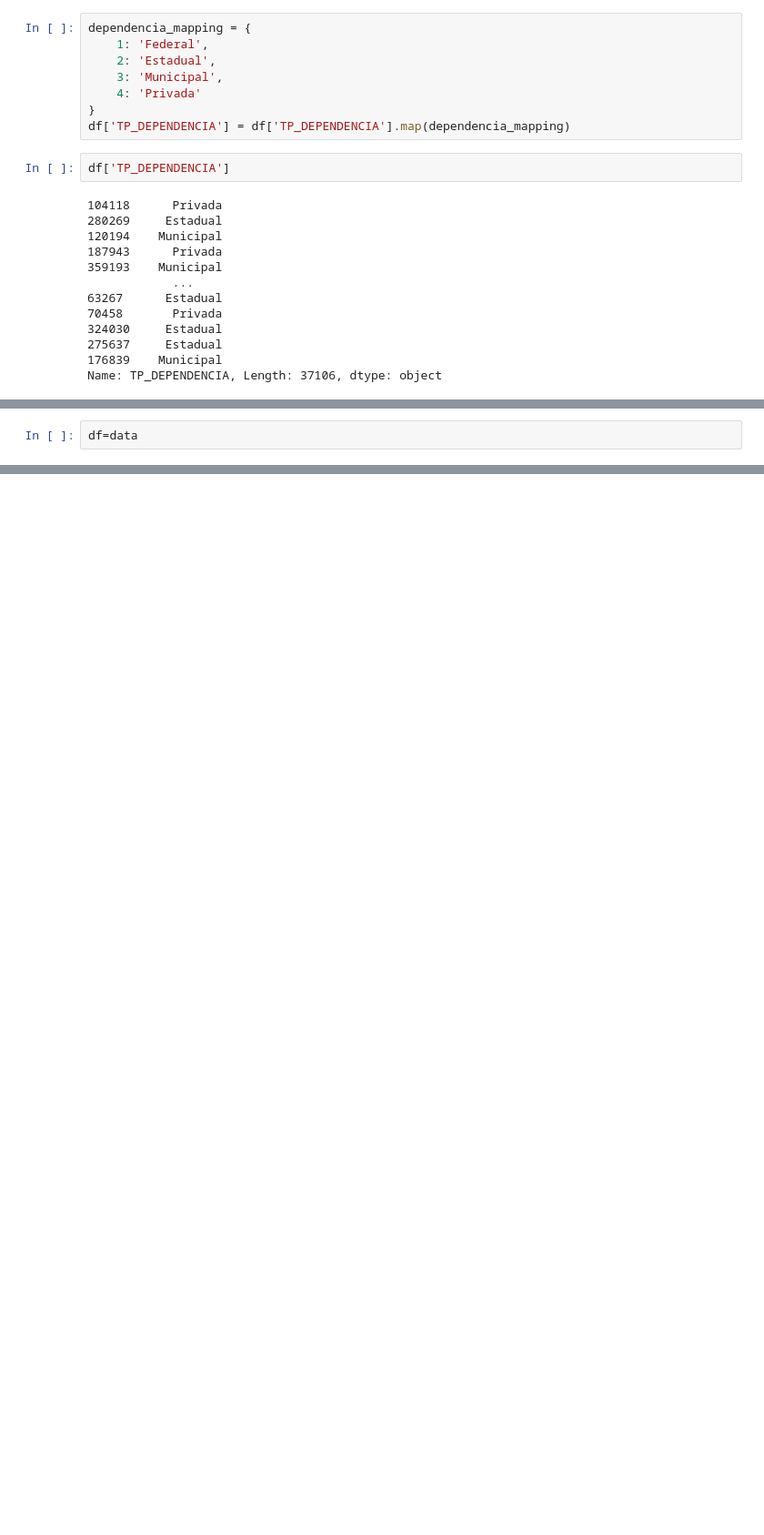
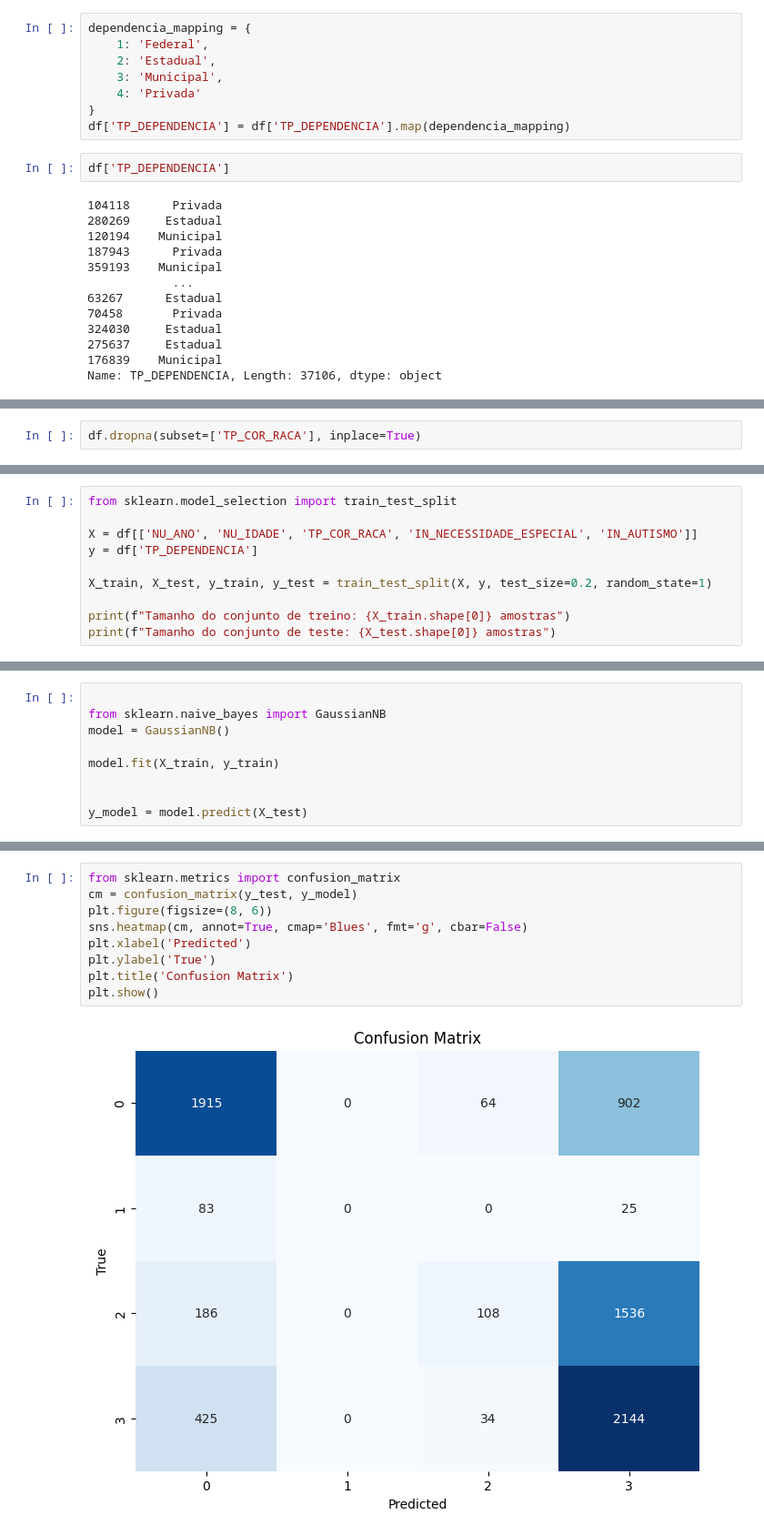
Before and after one commit to SaraEmilay/Projeto-Introdu-o-ci-ncia-de-dados, a Jupyter notebook: Projeto.ipynb, the cells around one changed output, grey strips where cells are left out. Shown at 91% size. Drawn from its saved outputs; the diff is of its cells as text; blank space fills up the shorter version.

```diff
--- a/Projeto.ipynb
+++ b/Projeto.ipynb
@@ -972,2 +1060,0 @@ plt.show()
-# %%
-df=data
@@ -1140,0 +1083,2 @@ plt.ylabel('true value');
+# %%
+df.dropna(subset=['TP_COR_RACA'], inplace=True)
@@ -1140,0 +1103,10 @@ plt.ylabel('true value');
+# %%
+from sklearn.model_selection import train_test_split
+
+X = df[['NU_ANO', 'NU_IDADE', 'TP_COR_RACA', 'IN_NECESSIDADE_ESPECIAL', 'IN_AUTISMO']]
+y = df['TP_DEPENDENCIA']
+
+X_train, X_test, y_train, y_test = train_test_split(X, y, test_size=0.2, random_state=1)
+
+print(f"Tamanho do conjunto de treino: {X_train.shape[0]} amostras")
+print(f"Tamanho do conjunto de teste: {X_test.shape[0]} amostras")
@@ -1140,0 +1116,9 @@ plt.ylabel('true value');
+# %%
+
+from sklearn.naive_bayes import GaussianNB
+model = GaussianNB()
+
+model.fit(X_train, y_train)
+
+
+y_model = model.predict(X_test)
@@ -1140,0 +1133,11 @@ plt.ylabel('true value');
+# %%
+from sklearn.metrics import confusion_matrix
+cm = confusion_matrix(y_test, y_model)
+plt.figure(figsize=(8, 6))
+sns.heatmap(cm, annot=True, cmap='Blues', fmt='g', cbar=False)
+plt.xlabel('Predicted')
+plt.ylabel('True')
+plt.title('Confusion Matrix')
+plt.show()
+# %% [output]
+[figure, added]
```
Also changed, not shown: parts of 54 cells of this notebook.
